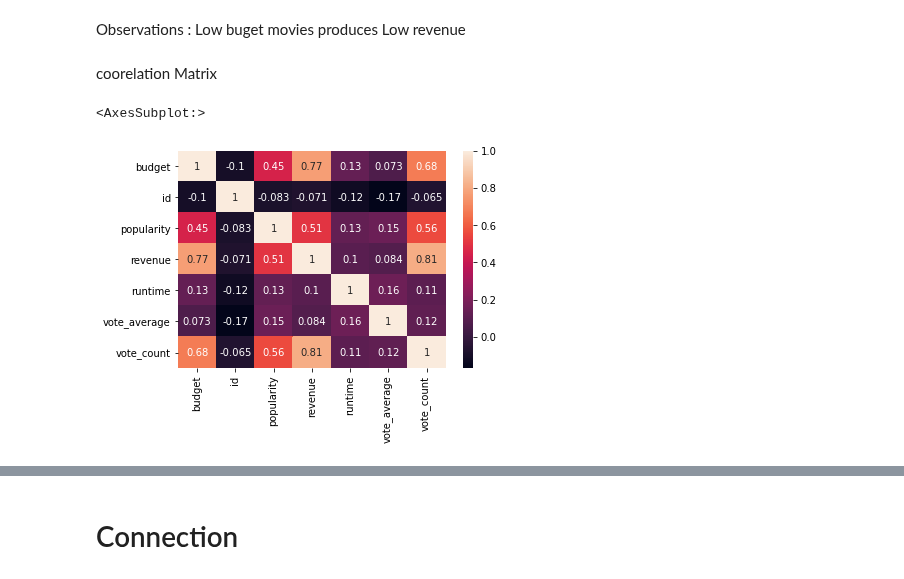
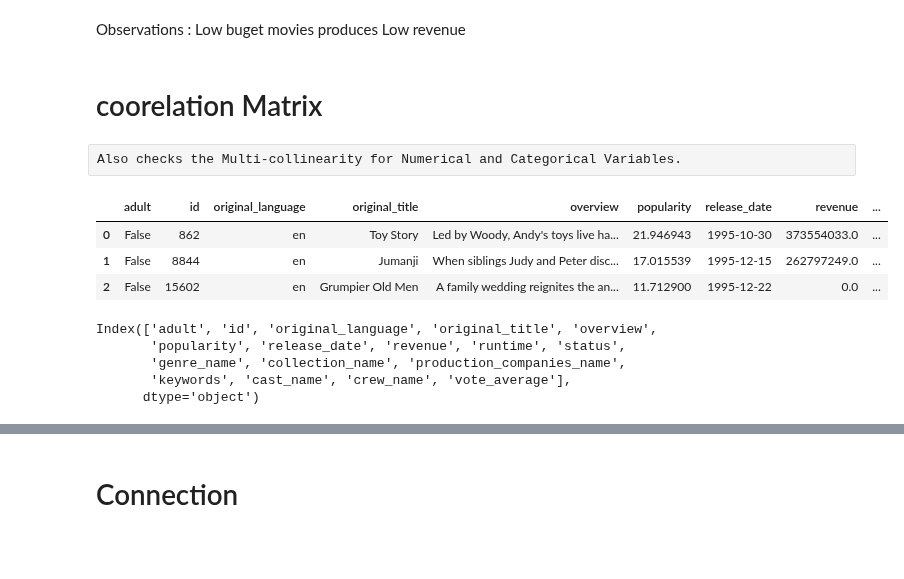
Before and after one commit to priya25-1998/Capstone-Project_Movie-Recommendation-Engine, a Jupyter notebook: Understanding the Dataset -v1.ipynb, the cells around one changed output, grey strips where cells are left out. Drawn from its saved outputs; the diff is of its cells as text; code cells hidden in the pictures; blank space fills up the shorter version.

```diff
--- a/Understanding the Dataset -v1.ipynb
+++ b/Understanding the Dataset -v1.ipynb
@@ -1435,12 +1435,23 @@ sns.scatterplot(
 [figure]
 # %% [markdown]
 Observations : Low buget movies produces Low revenue
-# %% [markdown]
-coorelation Matrix
-# %%
-corr = metadata.corr()
-sns.heatmap(corr,annot=True)
-# There is no much of negative correlation.
-# %% [output]
-<AxesSubplot:>
-[figure, removed]
+# %% [markdown]
+# coorelation Matrix
+# %% [raw]
+Also checks the Multi-collinearity for Numerical and Categorical Variables.
+# %%
+dataframe_copy = dataframe.copy()
+dataframe_copy.head(3)
+# %% [output]
+|  | adult | id | original_language | original_title | overview | popularity | release_date | revenue | ... |
+| 0 | False | 862 | en | Toy Story | Led by Woody, Andy's toys live ha... | 21.946943 | 1995-10-30 | 373554033.0 | ... |
+| 1 | False | 8844 | en | Jumanji | When siblings Judy and Peter disc... | 17.015539 | 1995-12-15 | 262797249.0 | ... |
+| 2 | False | 15602 | en | Grumpier Old Men | A family wedding reignites the an... | 11.712900 | 1995-12-22 | 0.0 | ... |
+# %%
+dataframe_copy.columns
+# %% [output]
+Index(['adult', 'id', 'original_language', 'original_title', 'overview',
+       'popularity', 'release_date', 'revenue', 'runtime', 'status',
+       'genre_name', 'collection_name', 'production_companies_name',
+       'keywords', 'cast_name', 'crew_name', 'vote_average'],
+      dtype='object')
```
Also changed, not shown: parts of 21 cells of this notebook.
